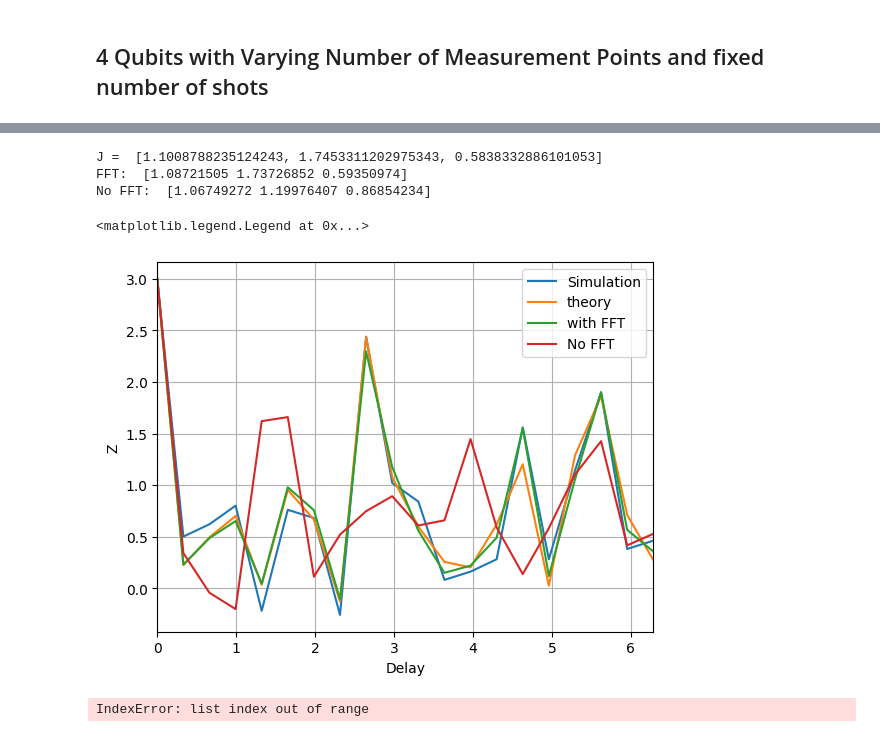
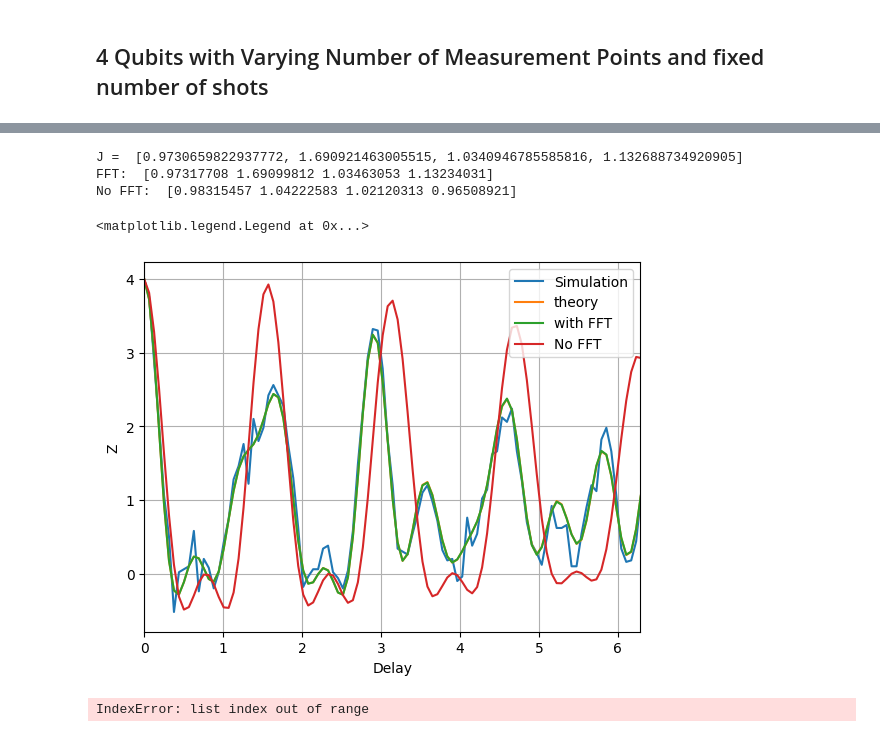
Before and after one commit to Davidkatom/Crosstalk, a Jupyter notebook: CosineFit.ipynb, the cells around one changed output, grey strips where cells are left out. Drawn from its saved outputs; the diff is of its cells as text; code cells hidden in the pictures.

```diff
--- a/CosineFit.ipynb
+++ b/CosineFit.ipynb
@@ -155,7 +157,7 @@ from ramsey_experiment import RamseyBatch
 
 exp = []
 measurements = [2 ** i for i in range(4, 10)]
-shots = 2048
+shots = 100
 repetitions = 20
 shot_list = {}
 median_dist_for_shots = []
@@ -165,13 +167,14 @@ for n in measurements:  #qubits
 
     rep_list = []
     for rep in range(repetitions):
-        J = [random.gauss(1, 0.1) for _ in range(4)]
+        J = [random.gauss(1, 0.4) for _ in range(4)]
         delay_list = []
         delay = np.linspace(0, 2 * np.pi, n)
         for t in delay:
             delay_list.append(
-                RamseyExperiment(4, t, shots // n, J, f'CosineFit meas = {n} shots = {s} rep = {rep} delay = {t}'))
+                RamseyExperiment(4, t, shots, J, "0"))
         ramseyBatch = RamseyBatch(delay_list)
+        ramseyBatch.curve_fit(use_fft=True)
         rep_list.append(ramseyBatch)
     median_dist_for_shots.append(np.median([rep_list[i].dist for i in range(len(rep_list))]))
     mean_dist_for_shots.append(np.mean([rep_list[i].dist for i in range(len(rep_list))]))
@@ -206,7 +209,7 @@ ramsey_experiment = importlib.reload(ramsey_experiment)
 RamseyExperiment = ramsey_experiment.RamseyExperiment
 RamseyBatch = ramsey_experiment.RamseyBatch
 
-n = 3
+n = 4
 
 
 def func(t, js):
@@ -224,15 +227,17 @@ J = [random.gauss(1, 0.3) for _ in range(n)]
 print("J = ",J)
 delay_list = []
 exp = []
-measurements = 20
-delay = np.linspace(0, 2 * np.pi, measurements)
+measurements = 500
+delay = np.linspace(0, 10 * np.pi, measurements)
 for t in delay:
     delay_list.append(RamseyExperiment(n, t, 100, J, "0"))
 ramseyBatch1 = RamseyBatch(delay_list)
 ramseyBatch2 = RamseyBatch(delay_list)
 
-J_fit_fft = ramseyBatch1.curve_fit(use_fft=True)
-J_fit_no_fft = ramseyBatch2.curve_fit(use_fft=False)
+ramseyBatch1.curve_fit(use_fft=True)
+ramseyBatch2.curve_fit(use_fft=False)
+J_fit_fft = ramseyBatch1.J_fit
+J_fit_no_fft = ramseyBatch2.J_fit
 print("FFT: " , J_fit_fft)
 print("No FFT: ", J_fit_no_fft)
 #print(ramseyBatch.Z)
@@ -254,8 +259,8 @@ ibmqfactory.load_account:WARNING:2023-09-06 23:35:11,763: Credentials are alread
-J =  [1.1008788235124243, 1.7453311202975343, 0.5838332886101053]
-FFT:  [1.08721505 1.73726852 0.59350974]
-No FFT:  [1.06749272 1.19976407 0.86854234]
+J =  [0.9730659822937772, 1.690921463005515, 1.0340946785585816, 1.132688734920905]
+FFT:  [0.97317708 1.69099812 1.03463053 1.13234031]
+No FFT:  [0.98315457 1.04222583 1.02120313 0.96508921]
 <matplotlib.legend.Legend at 0x...>
-[figure, old version]
+[figure, new version]
 # %%
 def func2(t, js):
     n = len(js)
```
Also changed, not shown: parts of 7 cells of this notebook.
